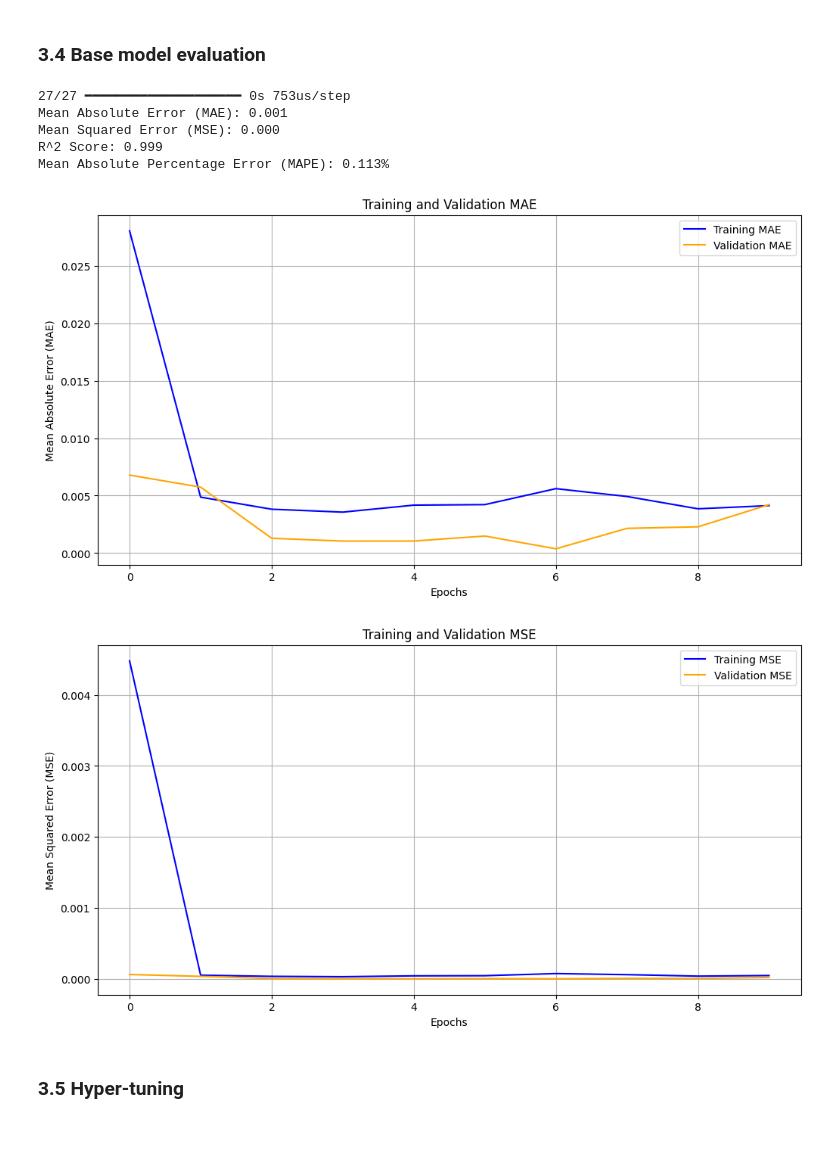
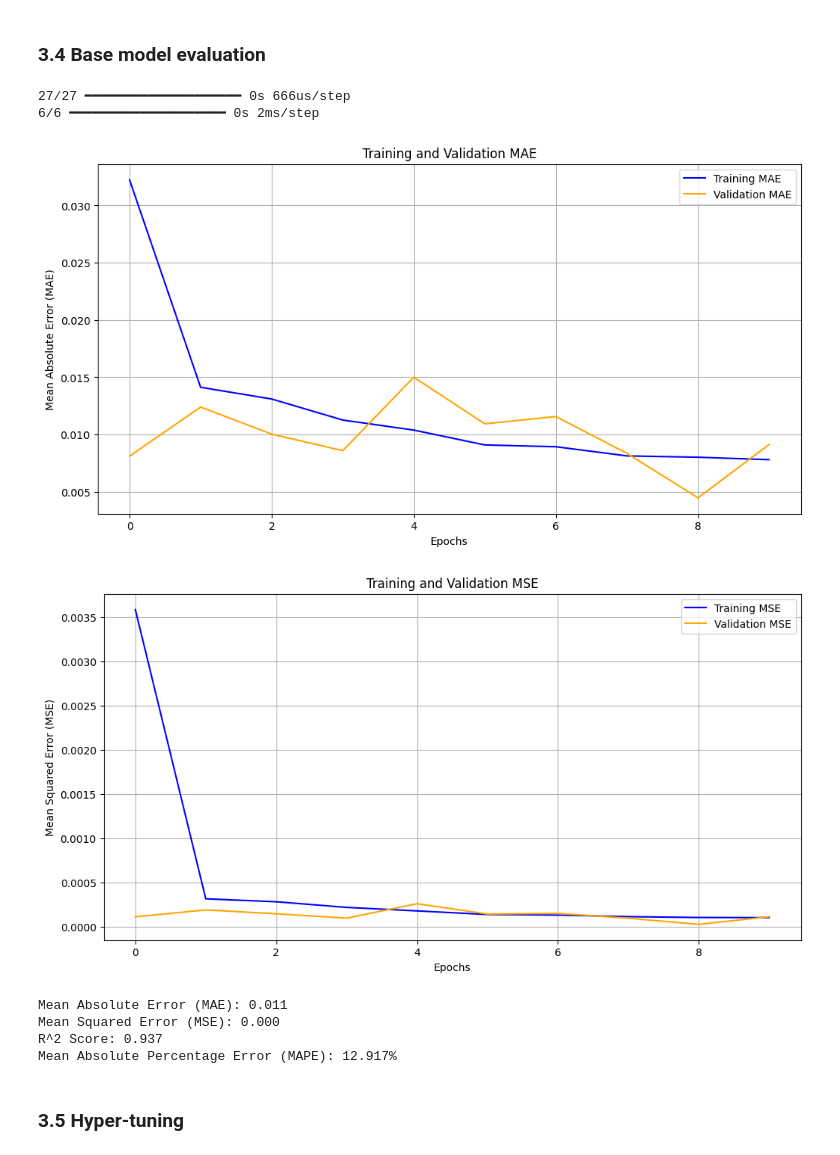
Before and after one commit to GurungPrabhu/GBP_USD-forecasting-model, a Jupyter notebook: DL_Assignment.ipynb, the cells around one changed output. Drawn from its saved outputs; the diff is of its cells as text; code cells hidden in the pictures.

```diff
--- a/DL_Assignment.ipynb
+++ b/DL_Assignment.ipynb
@@ -323,15 +209,12 @@ test[target] = target_scaler.transform(u_test[[target]])
 # %% [markdown]
 ### 3.3 Develop a base model
 # %%
-# Define the model
 base_dnn_model = Sequential([
 	layers.Dense(64, activation='relu', input_shape=(len(features),)),
-	# layers.Dense(128, activation='relu'),
-	layers.Dense(1)  # Output layer for regression
+	layers.Dense(1)
 ])
 
-# Compile the model
-base_dnn_model.compile(optimizer='adam', loss='mse', metrics=['mae', 'mse'])
-
-base_dnn_history = base_dnn_model.fit(train[features], train[target], epochs=10, batch_size=1, validation_data=(validate[features], validate[target]))
+base_dnn_model.compile(optimizer='adam', loss='mae', metrics=['mae', 'mse'])
+base_dnn_history = base_dnn_model.fit(train[features], train[target], epochs=10, batch_size=1, validation_data=(validate[features], validate[target]), verbose=0)
+base_dnn_model.summary()
 # %% [output]
@@ -360,28 +235,27 @@ Epoch 10/10
 # %%
 history = base_dnn_history.history
 
 train_mae, train_mse = history['mae'], history['mse']
 validate_mae, validate_mse = history['val_mae'], history['val_mse']
 
 # Inverse transform before evaluation
 y_true_orig = target_scaler.inverse_transform(train[[target]])
 y_pred_orig = target_scaler.inverse_transform(base_dnn_model.predict(train[features]))
-
-print_evaluation_metrics(pd.Series(y_true_orig.flatten()), y_pred_orig.flatten())
-
+y_pred = base_dnn_model.predict(test[features])
 
 plot_train_val_evaluation_history(train_mae, validate_mae, "MAE")
 plot_train_val_evaluation_history(train_mse, validate_mse, "MSE")
 
-# print_evaluation_metrics(train[target], base_dnn_model.predict(train[features]))
+dnn_base_metric = print_evaluation_metrics(test[[target]], y_pred)
 # %% [output]
-27/27 ━━━━━━━━━━━━━━━━━━━━ 0s 753us/step
-Mean Absolute Error (MAE): 0.001
-Mean Squared Error (MSE): 0.000
-R^2 Score: 0.999
-Mean Absolute Percentage Error (MAPE): 0.113%
+27/27 ━━━━━━━━━━━━━━━━━━━━ 0s 666us/step
+6/6 ━━━━━━━━━━━━━━━━━━━━ 0s 2ms/step
-[figure, old version]
+[figure, new version]
-[figure, old version]
+[figure, new version]
+Mean Absolute Error (MAE): 0.011
+Mean Squared Error (MSE): 0.000
+R^2 Score: 0.937
+Mean Absolute Percentage Error (MAPE): 12.917%
 # %% [markdown]
 ### 3.5 Hyper-tuning
 # %%
```
Also changed, not shown: parts of 35 cells of this notebook.
